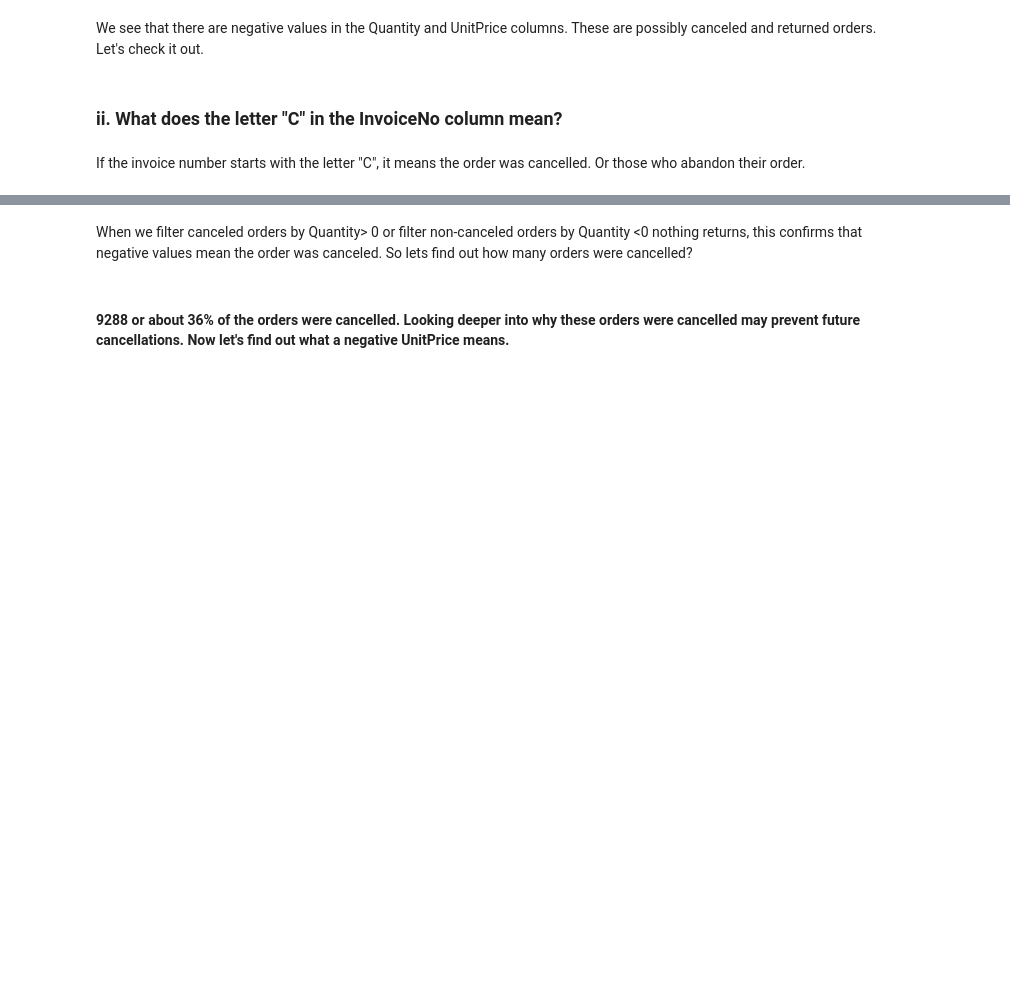
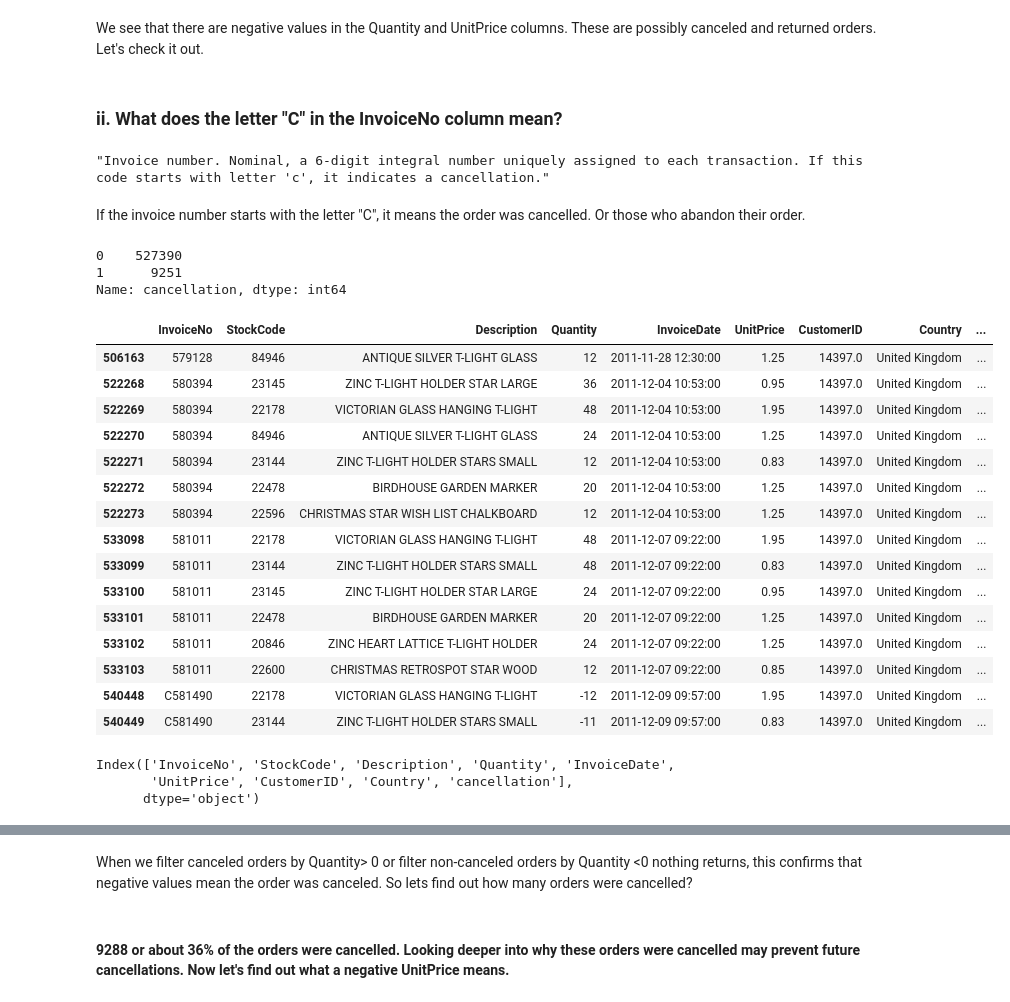
Before and after one commit to smeteo/Data_Science_and_Machine_Learning, a Jupyter notebook: 8. Capstone Projects/Project_1_Customer_Segmentation/Customer_Segmentation_Capstone_Project_1.ipynb, the cells around one changed output, grey strips where cells are left out. Drawn from its saved outputs; the diff is of its cells as text; code cells hidden in the pictures; blank space fills up the shorter version.

```diff
--- a/8. Capstone Projects/Project_1_Customer_Segmentation/Customer_Segmentation_Capstone_Project_1.ipynb
+++ b/8. Capstone Projects/Project_1_Customer_Segmentation/Customer_Segmentation_Capstone_Project_1.ipynb
@@ -175,0 +183,3 @@ import numpy as np
+# %%
+df=pd.read_csv('Online_Retail.csv',index_col=0)
+df.head()
@@ -175,0 +247,2 @@ import numpy as np
+# %%
+df.drop_duplicates(inplace=True)
@@ -179,5 +394,41 @@ import numpy as np
 We see that there are negative values in the Quantity and UnitPrice columns. These are possibly canceled and returned orders. Let's check it out.
 # %% [markdown]
 ### ii. What does the letter "C" in the InvoiceNo column mean?
+# %%
+explain('InvoiceNo')
+# %% [output]
+"Invoice number. Nominal, a 6-digit integral number uniquely assigned to each transaction. If this code starts with letter 'c', it indicates a cancellation."
 # %% [markdown]
 If the invoice number starts with the letter "C", it means the order was cancelled. Or those who abandon their order.
+# %%
+df['cancellation']=df.InvoiceNo.str.extract('([C])').fillna(0).replace({'C':1})
+df['cancellation'].value_counts()
+# %% [output]
+0    527390
+1      9251
+Name: cancellation, dtype: int64
+# %%
+df[df.CustomerID==14397].tail(15)
+# %% [output]
+|  | InvoiceNo | StockCode | Description | Quantity | InvoiceDate | UnitPrice | CustomerID | Country | ... |
+| 506163 | 579128 | 84946 | ANTIQUE SILVER T-LIGHT GLASS | 12 | 2011-11-28 12:30:00 | 1.25 | 14397.0 | United Kingdom | ... |
+| 522268 | 580394 | 23145 | ZINC T-LIGHT HOLDER STAR LARGE | 36 | 2011-12-04 10:53:00 | 0.95 | 14397.0 | United Kingdom | ... |
+| 522269 | 580394 | 22178 | VICTORIAN GLASS HANGING T-LIGHT | 48 | 2011-12-04 10:53:00 | 1.95 | 14397.0 | United Kingdom | ... |
+| 522270 | 580394 | 84946 | ANTIQUE SILVER T-LIGHT GLASS | 24 | 2011-12-04 10:53:00 | 1.25 | 14397.0 | United Kingdom | ... |
+| 522271 | 580394 | 23144 | ZINC T-LIGHT HOLDER STARS SMALL | 12 | 2011-12-04 10:53:00 | 0.83 | 14397.0 | United Kingdom | ... |
+| 522272 | 580394 | 22478 | BIRDHOUSE GARDEN MARKER | 20 | 2011-12-04 10:53:00 | 1.25 | 14397.0 | United Kingdom | ... |
+| 522273 | 580394 | 22596 | CHRISTMAS STAR WISH LIST CHALKBOARD | 12 | 2011-12-04 10:53:00 | 1.25 | 14397.0 | United Kingdom | ... |
+| 533098 | 581011 | 22178 | VICTORIAN GLASS HANGING T-LIGHT | 48 | 2011-12-07 09:22:00 | 1.95 | 14397.0 | United Kingdom | ... |
+| 533099 | 581011 | 23144 | ZINC T-LIGHT HOLDER STARS SMALL | 48 | 2011-12-07 09:22:00 | 0.83 | 14397.0 | United Kingdom | ... |
+| 533100 | 581011 | 23145 | ZINC T-LIGHT HOLDER STAR LARGE | 24 | 2011-12-07 09:22:00 | 0.95 | 14397.0 | United Kingdom | ... |
+| 533101 | 581011 | 22478 | BIRDHOUSE GARDEN MARKER | 20 | 2011-12-07 09:22:00 | 1.25 | 14397.0 | United Kingdom | ... |
+| 533102 | 581011 | 20846 | ZINC HEART LATTICE T-LIGHT HOLDER | 24 | 2011-12-07 09:22:00 | 1.25 | 14397.0 | United Kingdom | ... |
+| 533103 | 581011 | 22600 | CHRISTMAS RETROSPOT STAR WOOD | 12 | 2011-12-07 09:22:00 | 0.85 | 14397.0 | United Kingdom | ... |
+| 540448 | C581490 | 22178 | VICTORIAN GLASS HANGING T-LIGHT | -12 | 2011-12-09 09:57:00 | 1.95 | 14397.0 | United Kingdom | ... |
+| 540449 | C581490 | 23144 | ZINC T-LIGHT HOLDER STARS SMALL | -11 | 2011-12-09 09:57:00 | 0.83 | 14397.0 | United Kingdom | ... |
+# %%
+df.columns
+# %% [output]
+Index(['InvoiceNo', 'StockCode', 'Description', 'Quantity', 'InvoiceDate',
+       'UnitPrice', 'CustomerID', 'Country', 'cancellation'],
+      dtype='object')
```
Also changed, not shown: parts of 33 cells of this notebook, 1 other file.
